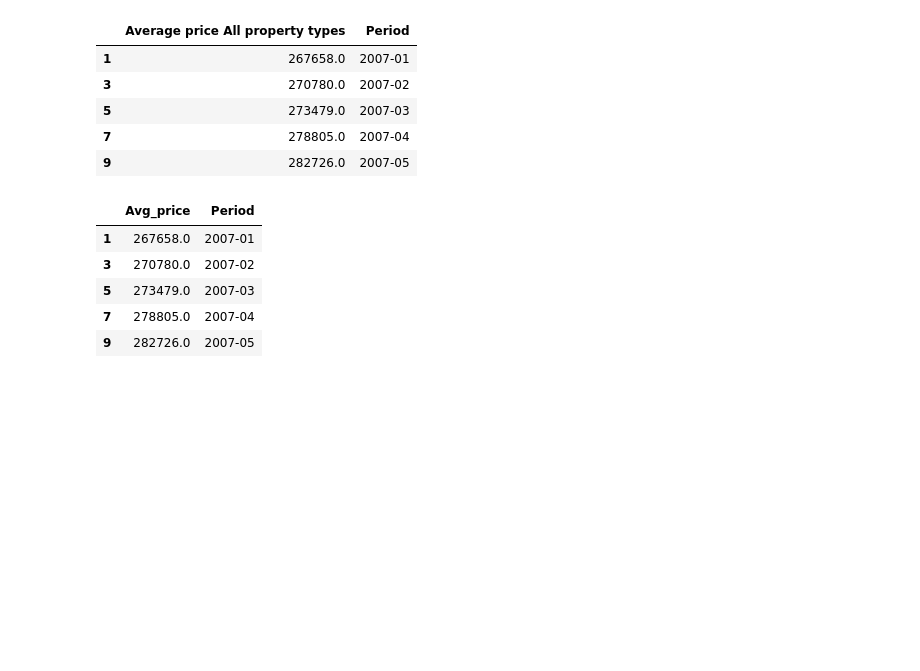
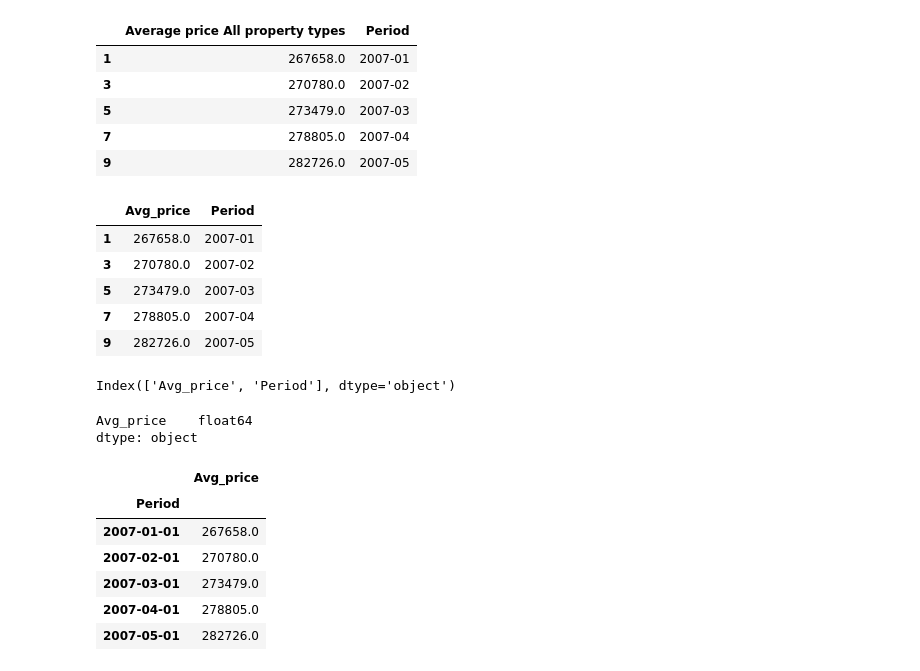
Before and after one commit to rjc89/UK_house_prices, a Jupyter notebook: uk_house_prices.ipynb, the cells around one changed output. Cells and saved outputs as stored; diff of their text form; code cells hidden in the pictures; blank space fills up the shorter version.

```diff
--- a/uk_house_prices.ipynb
+++ b/uk_house_prices.ipynb
@@ -46,3 +45,7 @@ london.head()
 | 5 | 273479.0 | 2007-03 |
 | 7 | 278805.0 | 2007-04 |
 | 9 | 282726.0 | 2007-05 |
+# %%
+london.columns
+# %% [output]
+Index(['Avg_price', 'Period'], dtype='object')
@@ -49 +58,17 @@ london.head()
+# %%
+london.dtypes
+# %% [output]
+Avg_price    float64
+dtype: object
+# %%
+cambridge.head()
+london.head()
+# %% [output]
+|  | Avg_price |
+| Period |  |
+| 2007-01-01 | 267658.0 |
+| 2007-02-01 | 270780.0 |
+| 2007-03-01 | 273479.0 |
+| 2007-04-01 | 278805.0 |
+| 2007-05-01 | 282726.0 |
 # %%
```
Also changed, not shown: parts of 4 cells of this notebook.
